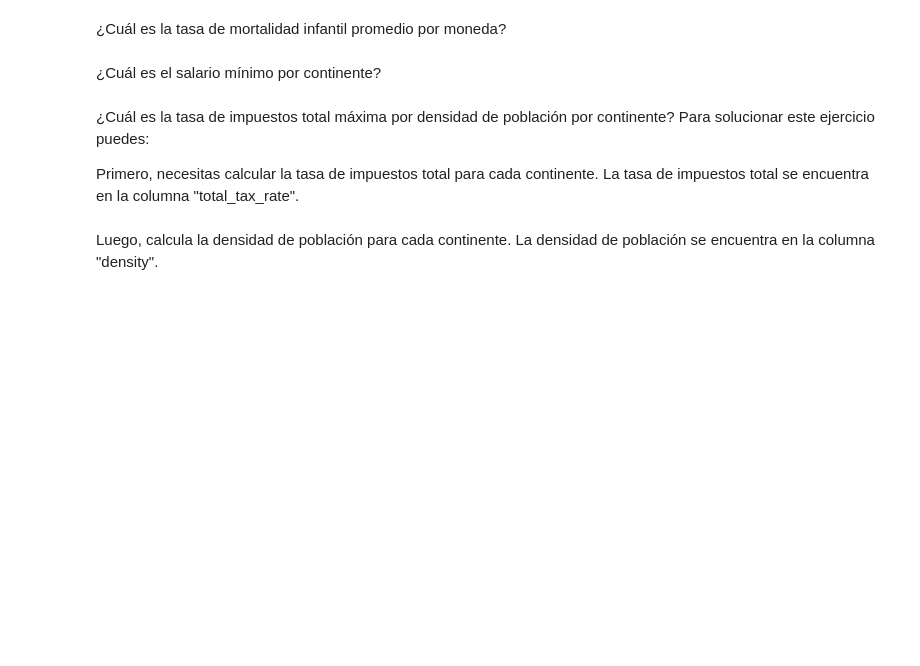
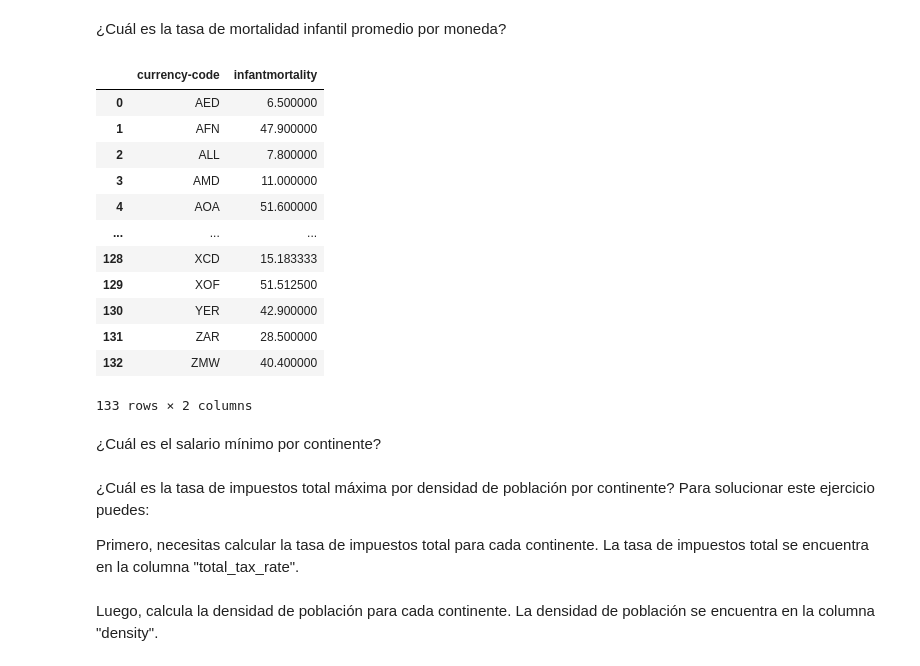
Before and after one commit to FrancaTortaroloo/mod3-pairprogramming, a Jupyter notebook: pair-gorupby-apply.ipynb, the cells around one changed output. Cells and saved outputs as stored; diff of their text form; code cells hidden in the pictures; blank space fills up the shorter version.

```diff
--- a/pair-gorupby-apply.ipynb
+++ b/pair-gorupby-apply.ipynb
@@ -15,4 +111,20 @@ Guarda el DataFrame después de los cambios creados después de los dos ejercici
 # %% [markdown]
 ¿Cuál es la tasa de mortalidad infantil promedio por moneda?
+# %%
+df_inner.groupby(["currency-code"])["infantmortality"].mean().reset_index()
+# %% [output]
+|  | currency-code | infantmortality |
+| 0 | AED | 6.500000 |
+| 1 | AFN | 47.900000 |
+| 2 | ALL | 7.800000 |
+| 3 | AMD | 11.000000 |
+| 4 | AOA | 51.600000 |
+| ... | ... | ... |
+| 128 | XCD | 15.183333 |
+| 129 | XOF | 51.512500 |
+| 130 | YER | 42.900000 |
+| 131 | ZAR | 28.500000 |
+| 132 | ZMW | 40.400000 |
+133 rows × 2 columns
 # %% [markdown]
 ¿Cuál es el salario mínimo por continente?
```
Also changed, not shown: parts of 11 cells of this notebook.
